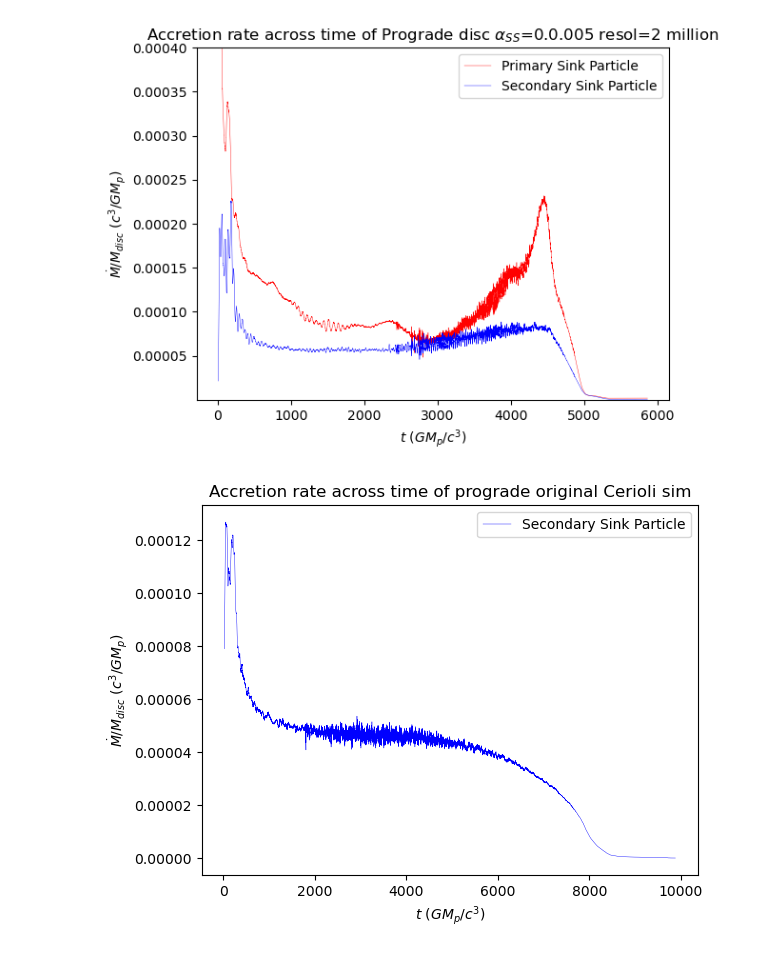
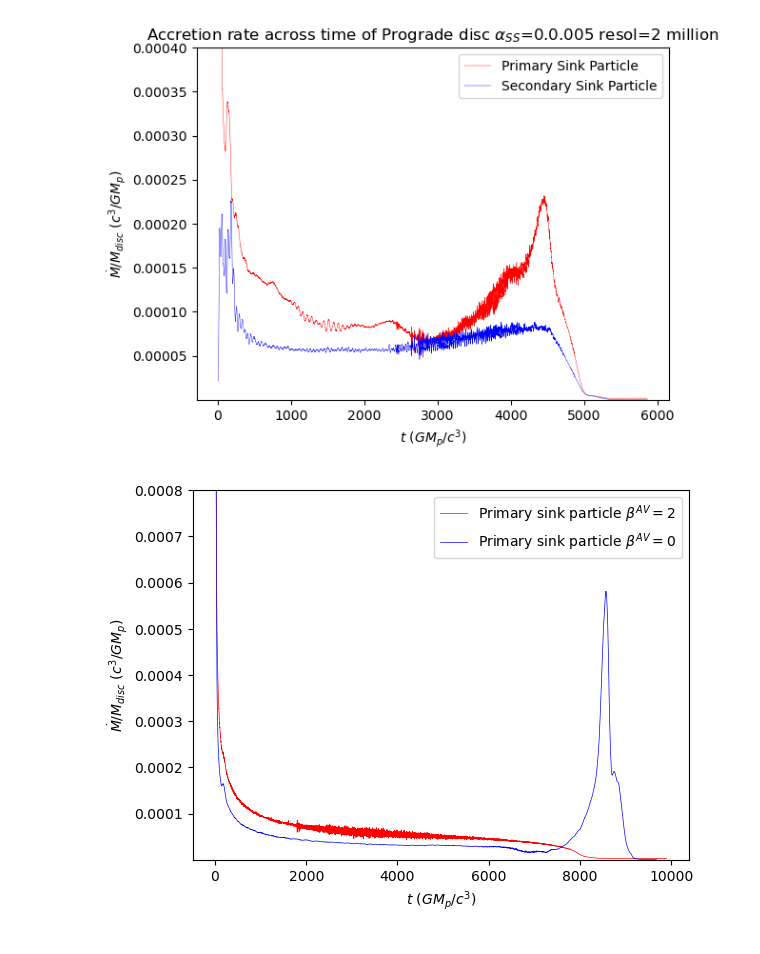
Before and after one commit to tomshilling04/physics_repo, a Jupyter notebook: Accretion_rate.ipynb, the cells around one changed output. Drawn from its saved outputs; the diff is of its cells as text; code cells hidden in the pictures.

```diff
--- a/Accretion_rate.ipynb
+++ b/Accretion_rate.ipynb
@@ -141,13 +141,19 @@ plt.show()
 # %% [output]
 [figure]
 # %%
-tmidS, MdotS = Mass_acc_rate_graph_Secondary("C:/Users/tomsh/OneDrive - University of Leeds/year 4/Accretion disc/Semester 2/Week3/Cer_normal/gwdisc01_cer.ev",0.01)
-plt.plot(tmidS, MdotS, '-', color = 'blue', linewidth = 0.3, label = "Secondary Sink Particle")
+file2 = "C:/Users/tomsh/OneDrive - University of Leeds/year 4/Accretion disc/Semester 2/Week3/Cer_normal/gwdisc01_cer.ev"
+file3 = "C:/Users/tomsh/OneDrive - University of Leeds/year 4/Accretion disc/Semester 2/Week4/Cerioli_resol2mill/gwdisc01_cer2mill.ev"
+tmidP, MdotP = Mass_acc_rate_graph_Primary(file2,0.01) #change the disc file according to the data you are looking for
+tmidP2, MdotP2 = Mass_acc_rate_graph_Primary(file3,1) #change the disc file according to the data you are looking for
+plt.plot(tmidP, MdotP, '-', color = 'red', linewidth = 0.5, label = r"Primary sink particle $\beta^{AV}=2$")
+plt.plot(tmidP2, MdotP2, '-', color = 'blue', linewidth = 0.5, label = r"Primary sink particle $\beta^{AV}=0$")
 plt.ylabel("$\dot{M}$/$M_{disc}$ ($c^3$/$GM_p$)")
 plt.xlabel ("$t$ ($GM_p$/$c^3$)")
-plt.title("Accretion rate across time of prograde original Cerioli sim")
+plt.ylim(10**(-8),0.0008)
+
 plt.legend()
+plt.savefig("Accretion_rate_across_time_beta_primaries")
 plt.show()
 # %% [output]
-[figure, old version]
+[figure, new version]
 # %%
```
Also changed, not shown: parts of 1 cell of this notebook.
